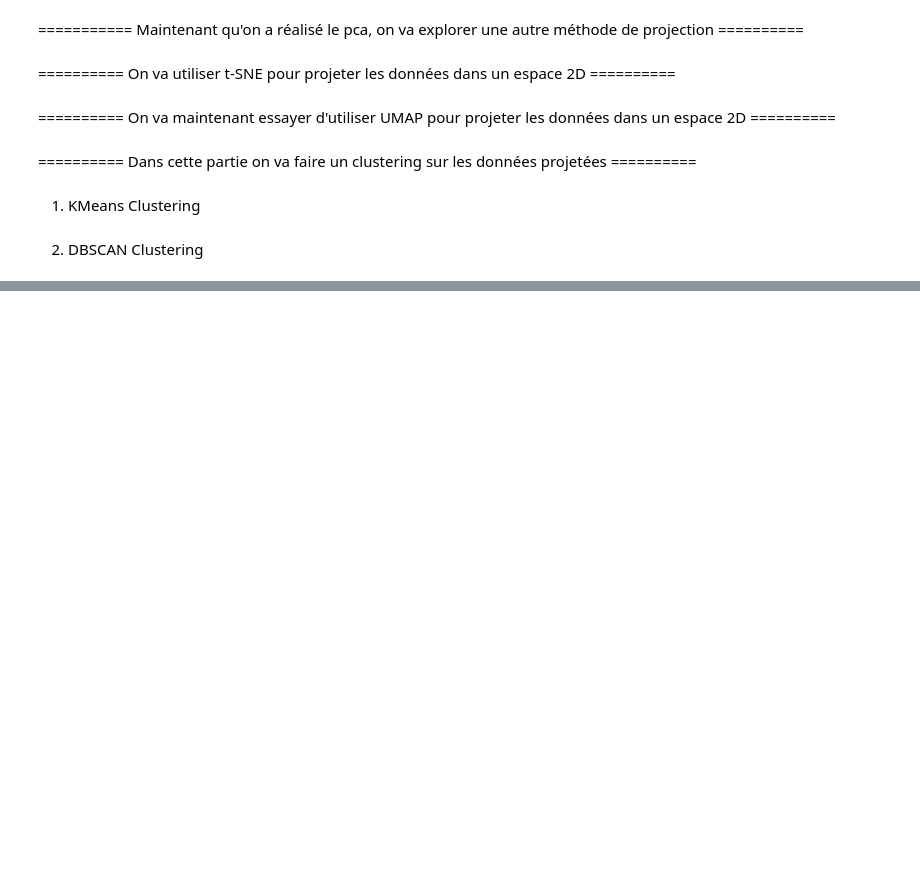
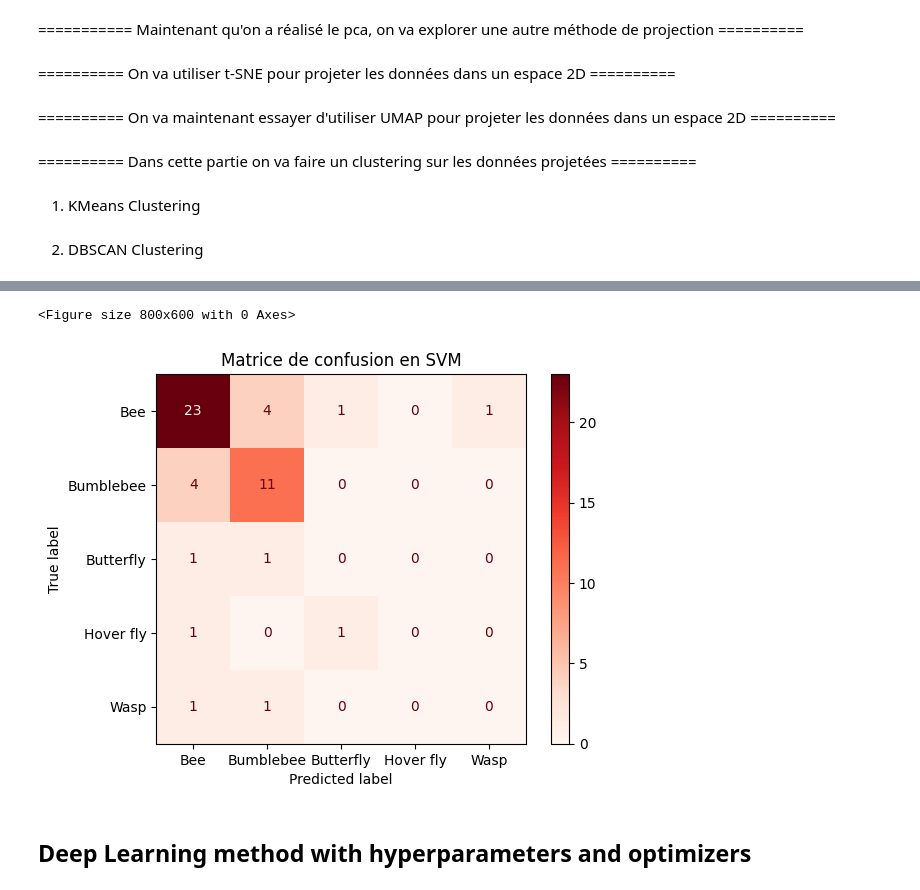
Before and after one commit to Arthur-14-75/Project_ML_IA, a Jupyter notebook: Project_ML.ipynb, the cells around one changed output, grey strips where cells are left out. Saved outputs shown, nothing was run; the diff lists cells and outputs as text; code cells hidden in the pictures; blank space fills up the shorter version.

```diff
--- a/Project_ML.ipynb
+++ b/Project_ML.ipynb
@@ -451,0 +525,21 @@ print(f"HDBSCAN → Clusters: {n_clusters}, Silhouette Score: {score:.2f}")
+# %%
+#===================Matrice de confusion======================================
+
+from sklearn.metrics import confusion_matrix, ConfusionMatrixDisplay
+import matplotlib.pyplot as plt
+
+#matrice de confusion
+cm = confusion_matrix(y_test, y_pred, labels=grid_search.best_estimator_.classes_)
+disp = ConfusionMatrixDisplay(confusion_matrix=cm, display_labels=grid_search.best_estimator_.classes_)
+
+#on plot "
+plt.figure(figsize=(8, 6))
+disp.plot(cmap="Reds", values_format='d')
+plt.title("Matrice de confusion en SVM")
+plt.grid(False)
+plt.show()
+# %% [output]
+<Figure size 800x600 with 0 Axes>
+[figure, added]
+# %% [markdown]
+## Deep Learning method with hyperparameters and optimizers
```
Also changed, not shown: parts of 5 cells of this notebook.
